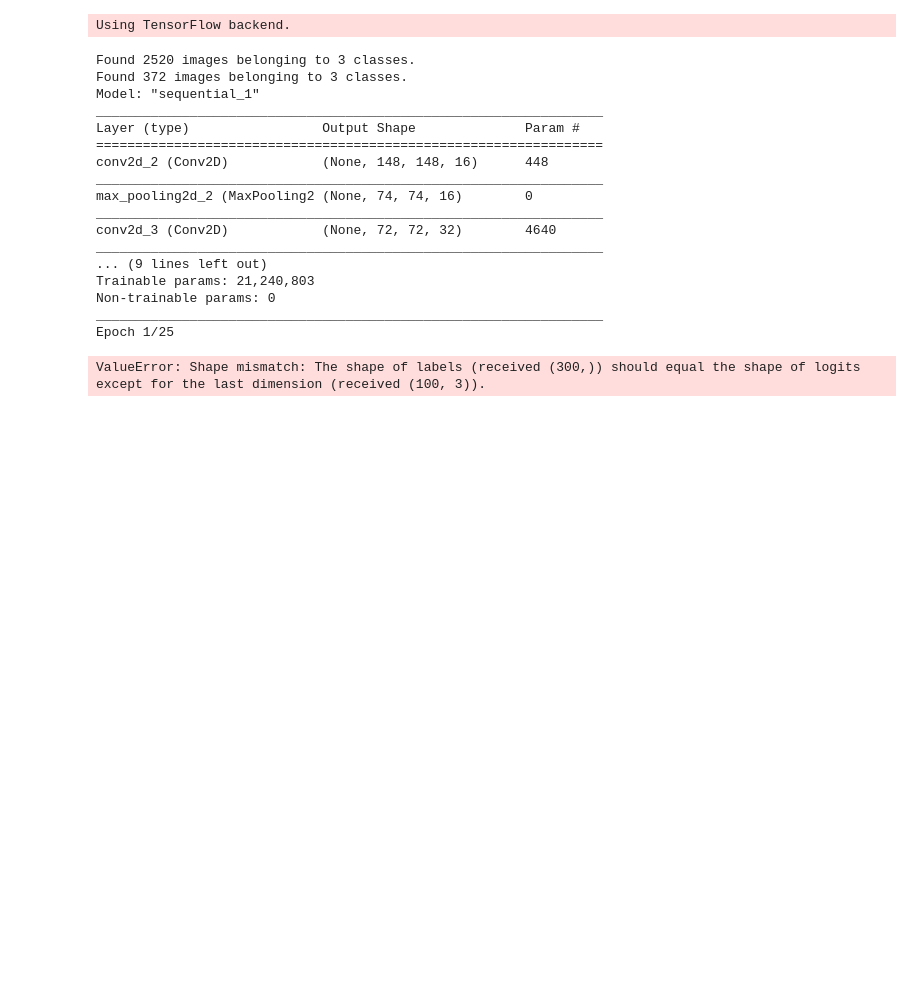
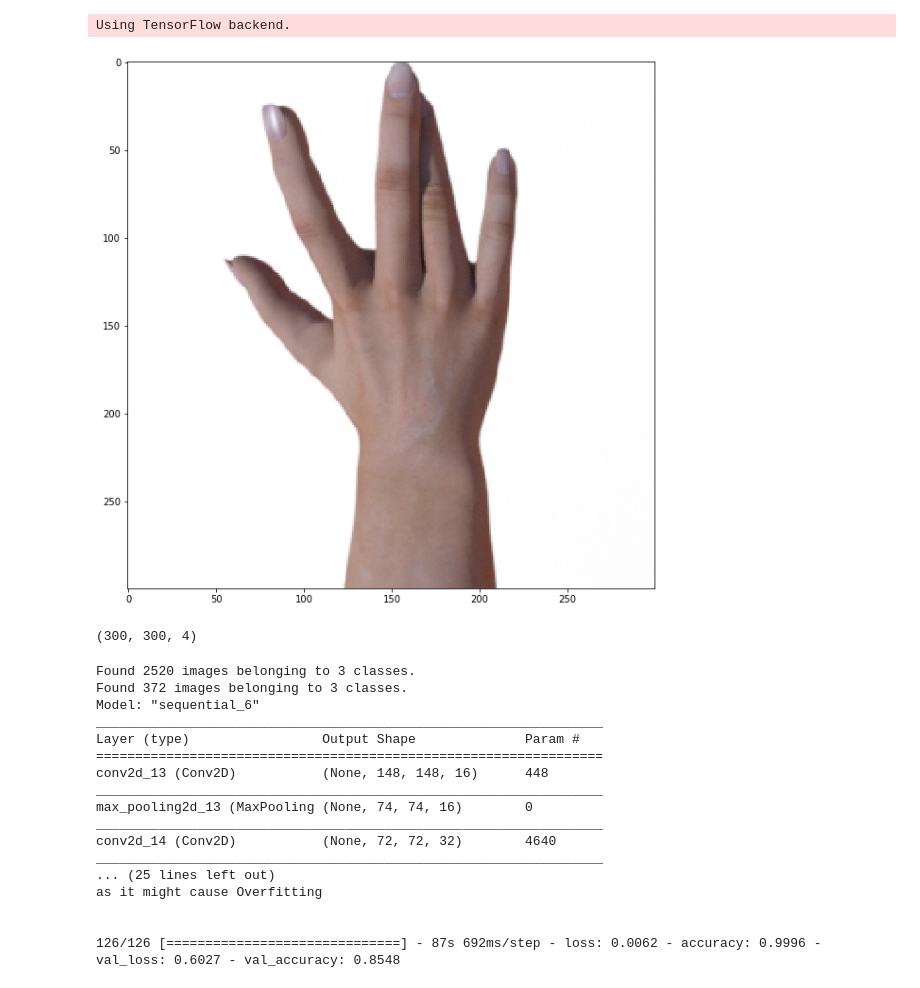
Before and after one commit to sachin032/TensorFlow, a Jupyter notebook: MultiClass Classification - Tensorflow and Keras.ipynb, the cells around one changed output. Cells and saved outputs as stored; diff of their text form; code cells hidden in the pictures; blank space fills up the shorter version.

```diff
--- a/MultiClass Classification - Tensorflow and Keras.ipynb
+++ b/MultiClass Classification - Tensorflow and Keras.ipynb
@@ -13,5 +13,26 @@ from tensorflow.keras.optimizers import RMSprop, Adam, Nadam, Adadelta
 # %% [output]
 Using TensorFlow backend.
 # %%
-training_data_path = os.getcwd()+"/Image_data/rps-train"
+training_data_path = os.getcwd()+"/Image_data/rps-train/"
 validation_data_path = os.getcwd()+"/Image_data/rps-validate"
+# %%
+import matplotlib.pyplot as plt
+%matplotlib inline
+
+import matplotlib.pyplot as plt
+import matplotlib.image as mpimg
+from matplotlib.pyplot import imread, imshow, subplots, show
+plt.figure(figsize=(10,14))
+image = plt.imread(training_data_path+"/paper/paper01-000.png")
+
+# Creating a dataset which contains just one image.
+images = image.reshape((1, image.shape[0], image.shape[1], image.shape[2]))
+
+imshow(images[0])
+show()
+
+
+print(images[0].shape)
+# %% [output]
+[figure, added]
+(300, 300, 4)
@@ -85,28 +119,27 @@ learning_rate
 
 history, model = neuralNet.modelBuilding(training_data_path,
                                     validation_data_path,
-                                    100,
+                                    20,
                                     25,
                                     0.01)
 # %% [output]
 Found 2520 images belonging to 3 classes.
 Found 372 images belonging to 3 classes.
-Model: "sequential_1"
+Model: "sequential_6"
 _________________________________________________________________
 Layer (type)                 Output Shape              Param #
 =================================================================
-conv2d_2 (Conv2D)            (None, 148, 148, 16)      448
+conv2d_13 (Conv2D)           (None, 148, 148, 16)      448
 _________________________________________________________________
-max_pooling2d_2 (MaxPooling2 (None, 74, 74, 16)        0
+max_pooling2d_13 (MaxPooling (None, 74, 74, 16)        0
 _________________________________________________________________
-conv2d_3 (Conv2D)            (None, 72, 72, 32)        4640
+conv2d_14 (Conv2D)           (None, 72, 72, 32)        4640
 _________________________________________________________________
-... (9 lines left out)
-Trainable params: 21,240,803
-Non-trainable params: 0
-_________________________________________________________________
-Epoch 1/25
+... (25 lines left out)
+as it might cause Overfitting
+
+
+126/126 [==============================] - 87s 692ms/step - loss: 0.0062 - accuracy: 0.9996 - val_loss: 0.6027 - val_accuracy: 0.8548
-ValueError: Shape mismatch: The shape of labels (received (300,)) should equal the shape of logits except for the last dimension (received (100, 3)).
 # %%
 %matplotlib inline
 import matplotlib.pyplot as plt
```
Also changed, not shown: parts of 3 cells of this notebook, 1 other file.
